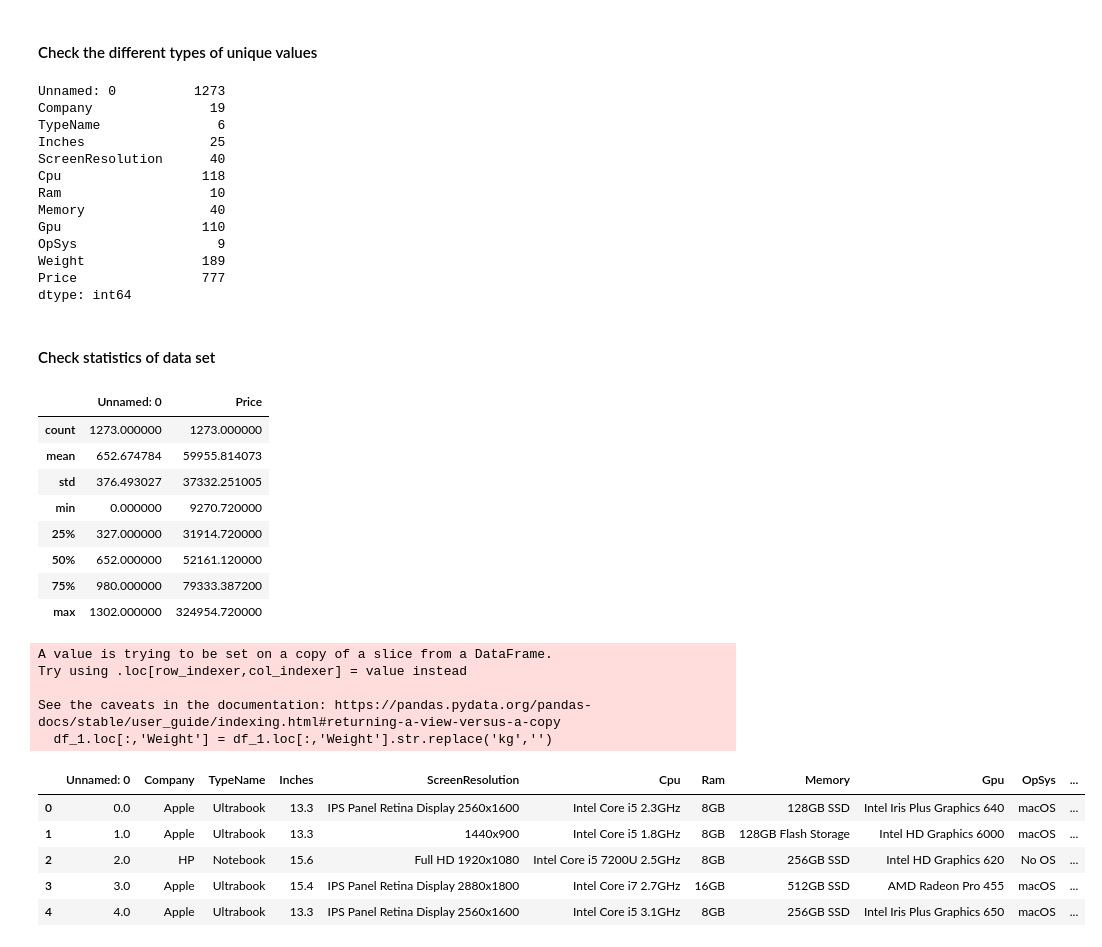
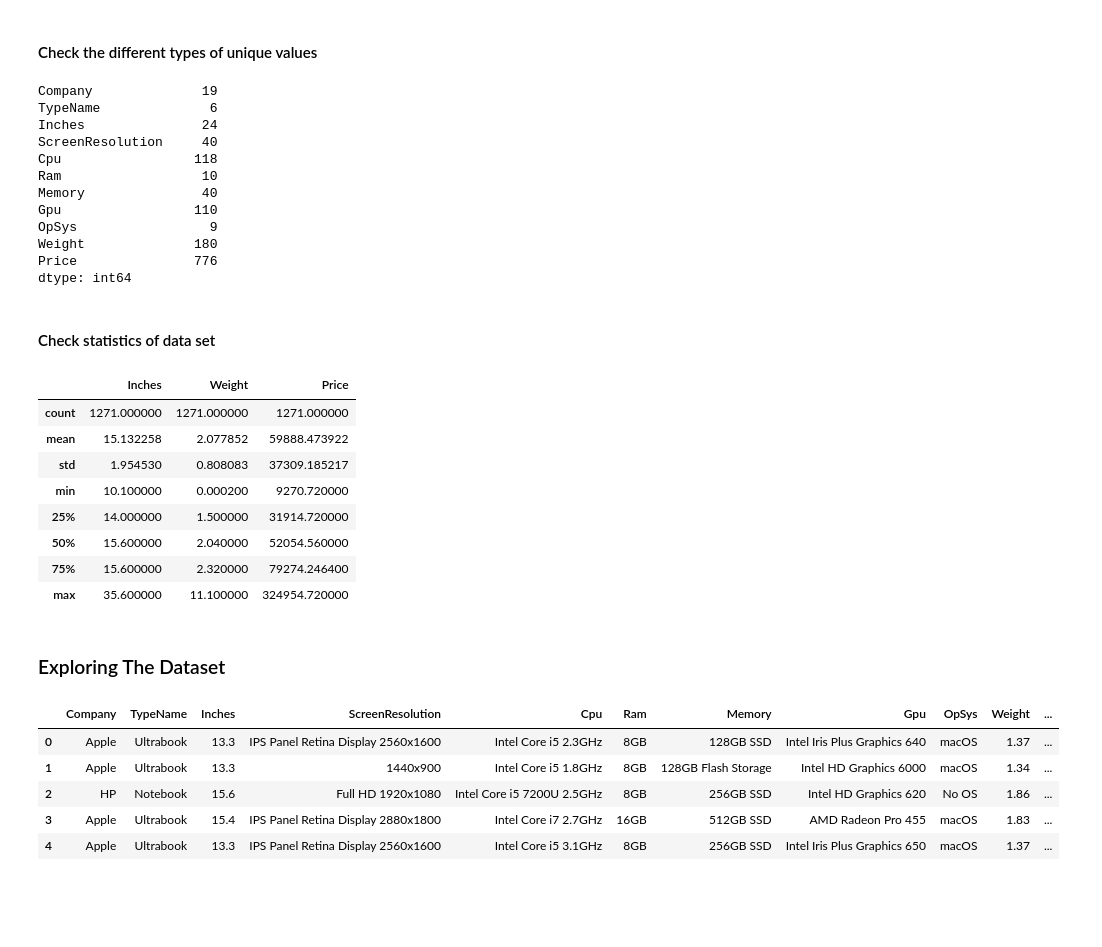
Before and after one commit to yashphadke123/EDA-tutorials, a Jupyter notebook: laptop price dataset/laptop dataset cleaning .ipynb, the cells around one changed output. Cells and saved outputs as stored; diff of their text form; code cells hidden in the pictures; blank space fills up the shorter version.

```diff
--- a/laptop price dataset/laptop dataset cleaning .ipynb
+++ b/laptop price dataset/laptop dataset cleaning .ipynb
@@ -117,3 +125,12 @@ df_1.drop_duplicates()
+# %%
+df_1 = df_1[df_1.Weight != '?']
+# %%
+df_1 = df_1[df_1.Inches != '?']
+# %%
+df_1['Weight'] = df_1['Weight'].astype(float)
+df_1['Inches'] = df_1['Inches'].astype(float)
+# %%
+df = df_1.drop('Unnamed: 0',axis =1)
 # %% [markdown]
 #### DataTypes Analysis
 # %%
@@ -141,50 +157,43 @@ memory usage: 129.3+ KB
 # %% [markdown]
 #### Check the different types of unique values
 # %%
-df_1.nunique()
+df.nunique()
 # %% [output]
-Unnamed: 0          1273
-Company               19
-TypeName               6
-Inches                25
-ScreenResolution      40
-Cpu                  118
-Ram                   10
-Memory                40
-Gpu                  110
-OpSys                  9
-Weight               189
-Price                777
+Company              19
+TypeName              6
+Inches               24
+ScreenResolution     40
+Cpu                 118
+Ram                  10
+Memory               40
+Gpu                 110
+OpSys                 9
+Weight              180
+Price               776
 dtype: int64
 # %% [markdown]
 #### Check statistics of data set
 # %%
-df_1.describe()
+df.describe()
 # %% [output]
-|  | Unnamed: 0 | Price |
-| count | 1273.000000 | 1273.000000 |
-| mean | 652.674784 | 59955.814073 |
-| std | 376.493027 | 37332.251005 |
-| min | 0.000000 | 9270.720000 |
-| 25% | 327.000000 | 31914.720000 |
-| 50% | 652.000000 | 52161.120000 |
-| 75% | 980.000000 | 79333.387200 |
-| max | 1302.000000 | 324954.720000 |
+|  | Inches | Weight | Price |
+| count | 1271.000000 | 1271.000000 | 1271.000000 |
+| mean | 15.132258 | 2.077852 | 59888.473922 |
+| std | 1.954530 | 0.808083 | 37309.185217 |
+| min | 10.100000 | 0.000200 | 9270.720000 |
+| 25% | 14.000000 | 1.500000 | 31914.720000 |
+| 50% | 15.600000 | 2.040000 | 52054.560000 |
+| 75% | 15.600000 | 2.320000 | 79274.246400 |
+| max | 35.600000 | 11.100000 | 324954.720000 |
-# %%
-df_1.loc[:,'Weight'] = df_1.loc[:,'Weight'].str.replace('kg','')
-# %% [output]
-A value is trying to be set on a copy of a slice from a DataFrame.
-Try using .loc[row_indexer,col_indexer] = value instead
-
-See the caveats in the documentation: https://pandas.pydata.org/pandas-docs/stable/user_guide/indexing.html#returning-a-view-versus-a-copy
-  df_1.loc[:,'Weight'] = df_1.loc[:,'Weight'].str.replace('kg','')
+# %% [markdown]
+### Exploring The Dataset
 # %%
-df_1.head()
+df.head()
 # %% [output]
-|  | Unnamed: 0 | Company | TypeName | Inches | ScreenResolution | Cpu | Ram | Memory | Gpu | OpSys | ... |
-| 0 | 0.0 | Apple | Ultrabook | 13.3 | IPS Panel Retina Display 2560x1600 | Intel Core i5 2.3GHz | 8GB | 128GB SSD | Intel Iris Plus Graphics 640 | macOS | ... |
-| 1 | 1.0 | Apple | Ultrabook | 13.3 | 1440x900 | Intel Core i5 1.8GHz | 8GB | 128GB Flash Storage | Intel HD Graphics 6000 | macOS | ... |
-| 2 | 2.0 | HP | Notebook | 15.6 | Full HD 1920x1080 | Intel Core i5 7200U 2.5GHz | 8GB | 256GB SSD | Intel HD Graphics 620 | No OS | ... |
-| 3 | 3.0 | Apple | Ultrabook | 15.4 | IPS Panel Retina Display 2880x1800 | Intel Core i7 2.7GHz | 16GB | 512GB SSD | AMD Radeon Pro 455 | macOS | ... |
-| 4 | 4.0 | Apple | Ultrabook | 13.3 | IPS Panel Retina Display 2560x1600 | Intel Core i5 3.1GHz | 8GB | 256GB SSD | Intel Iris Plus Graphics 650 | macOS | ... |
+|  | Company | TypeName | Inches | ScreenResolution | Cpu | Ram | Memory | Gpu | OpSys | Weight | ... |
+| 0 | Apple | Ultrabook | 13.3 | IPS Panel Retina Display 2560x1600 | Intel Core i5 2.3GHz | 8GB | 128GB SSD | Intel Iris Plus Graphics 640 | macOS | 1.37 | ... |
+| 1 | Apple | Ultrabook | 13.3 | 1440x900 | Intel Core i5 1.8GHz | 8GB | 128GB Flash Storage | Intel HD Graphics 6000 | macOS | 1.34 | ... |
+| 2 | HP | Notebook | 15.6 | Full HD 1920x1080 | Intel Core i5 7200U 2.5GHz | 8GB | 256GB SSD | Intel HD Graphics 620 | No OS | 1.86 | ... |
+| 3 | Apple | Ultrabook | 15.4 | IPS Panel Retina Display 2880x1800 | Intel Core i7 2.7GHz | 16GB | 512GB SSD | AMD Radeon Pro 455 | macOS | 1.83 | ... |
+| 4 | Apple | Ultrabook | 13.3 | IPS Panel Retina Display 2560x1600 | Intel Core i5 3.1GHz | 8GB | 256GB SSD | Intel Iris Plus Graphics 650 | macOS | 1.37 | ... |
 # %%
```
Also changed, not shown: parts of 8 cells of this notebook.
